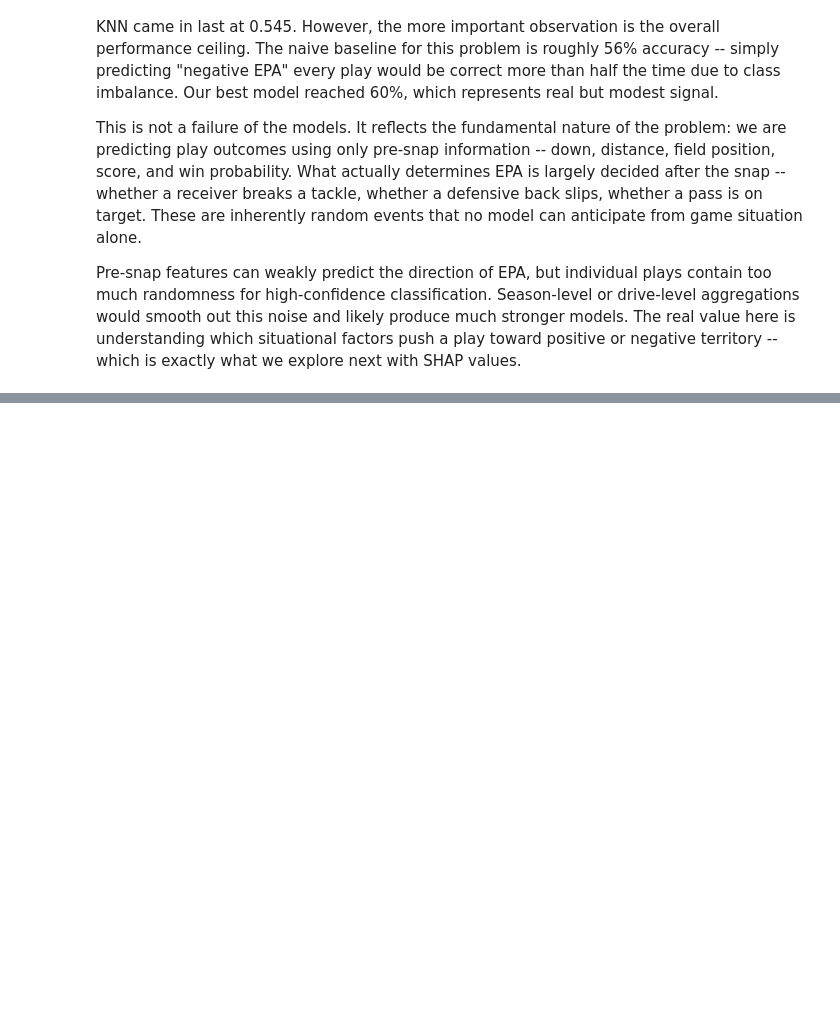
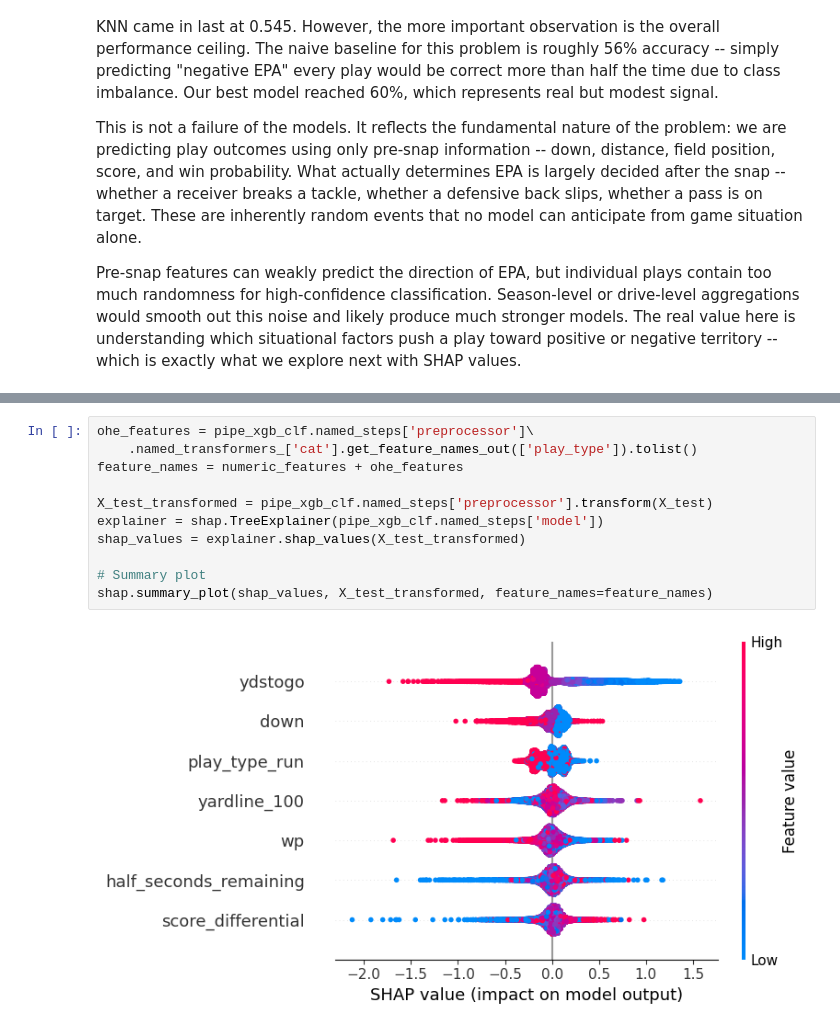
Before and after one commit to dnbodnar/nfl_analytics, a Jupyter notebook: notebooks/nfl_epa_analysis.ipynb, the cells around one changed output, grey strips where cells are left out. Drawn from its saved outputs; the diff is of its cells as text; blank space fills up the shorter version.

```diff
--- a/notebooks/nfl_epa_analysis.ipynb
+++ b/notebooks/nfl_epa_analysis.ipynb
@@ -431,0 +436,13 @@ Pre-snap features can weakly predict the direction of EPA, but individual plays
+# %%
+ohe_features = pipe_xgb_clf.named_steps['preprocessor']\
+    .named_transformers_['cat'].get_feature_names_out(['play_type']).tolist()
+feature_names = numeric_features + ohe_features
+
+X_test_transformed = pipe_xgb_clf.named_steps['preprocessor'].transform(X_test)
+explainer = shap.TreeExplainer(pipe_xgb_clf.named_steps['model'])
+shap_values = explainer.shap_values(X_test_transformed)
+
+# Summary plot
+shap.summary_plot(shap_values, X_test_transformed, feature_names=feature_names)
+# %% [output]
+[figure, added]
```
Also changed, not shown: parts of 3 cells of this notebook.
